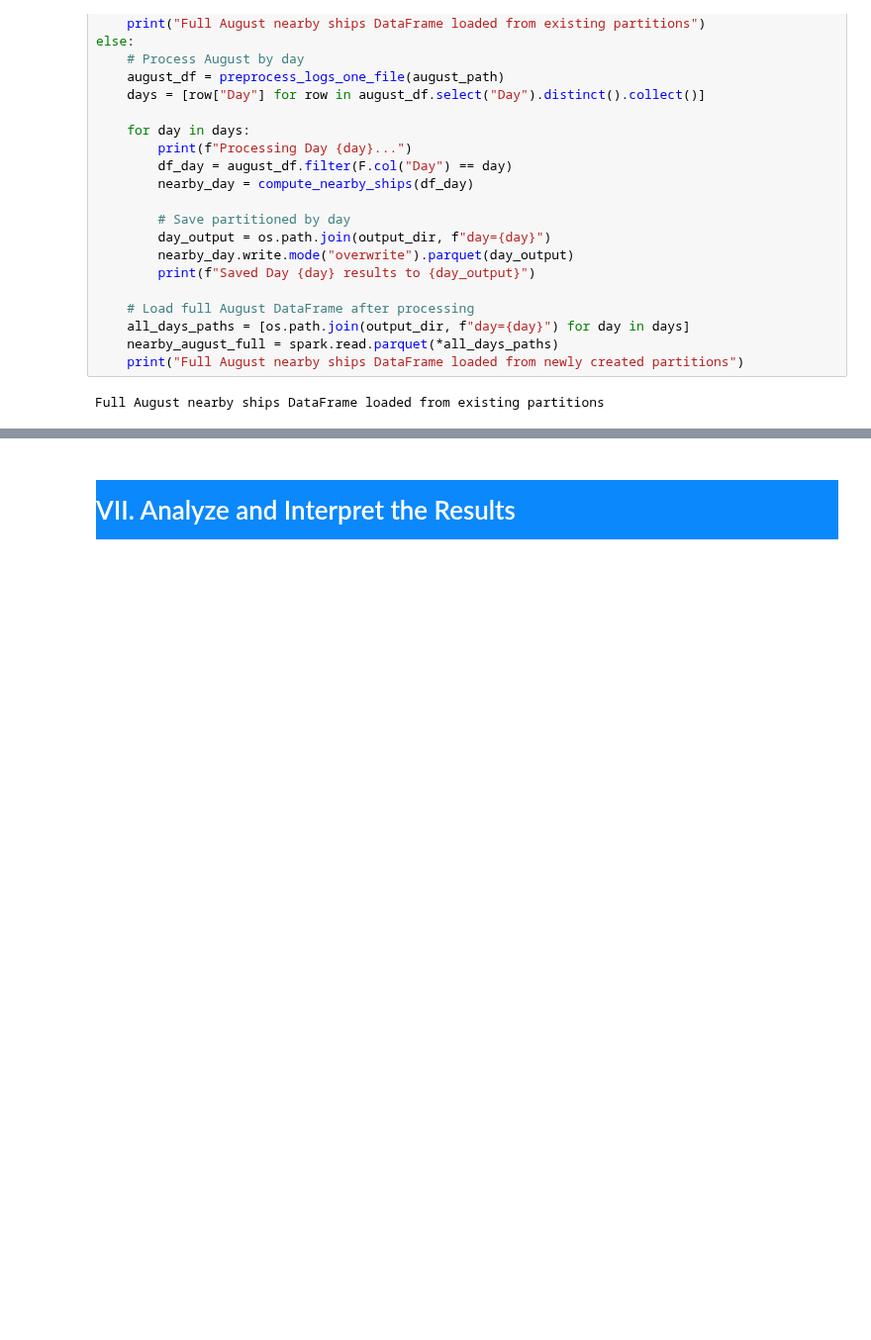
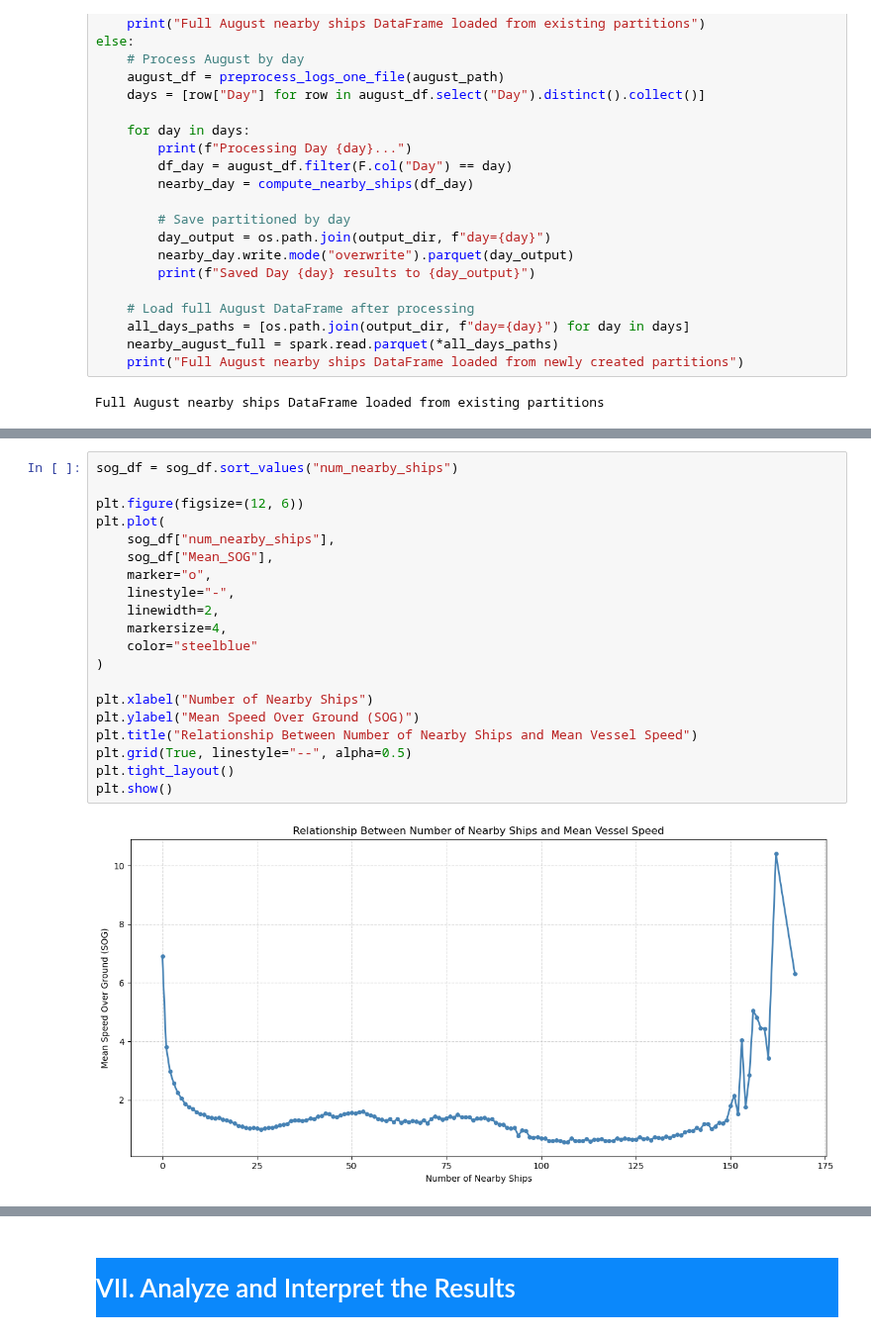
Before and after one commit to BSDSBA-JF/ML-II-Labs, a Jupyter notebook: BDCC-02/report.ipynb, the cells around one changed output, grey strips where cells are left out. Shown at 99% size. Saved outputs shown, nothing was run; the diff lists cells and outputs as text; blank space fills up the shorter version.

```diff
--- a/BDCC-02/report.ipynb
+++ b/BDCC-02/report.ipynb
@@ -756,0 +953,22 @@ Name: num_vessels, dtype: float64
+# %%
+sog_df = sog_df.sort_values("num_nearby_ships")
+
+plt.figure(figsize=(12, 6))
+plt.plot(
+    sog_df["num_nearby_ships"],
+    sog_df["Mean_SOG"],
+    marker="o",
+    linestyle="-",
+    linewidth=2,
+    markersize=4,
+    color="steelblue"
+)
+
+plt.xlabel("Number of Nearby Ships")
+plt.ylabel("Mean Speed Over Ground (SOG)")
+plt.title("Relationship Between Number of Nearby Ships and Mean Vessel Speed")
+plt.grid(True, linestyle="--", alpha=0.5)
+plt.tight_layout()
+plt.show()
+# %% [output]
+[figure, added]
```
Also changed, not shown: parts of 21 cells of this notebook.
